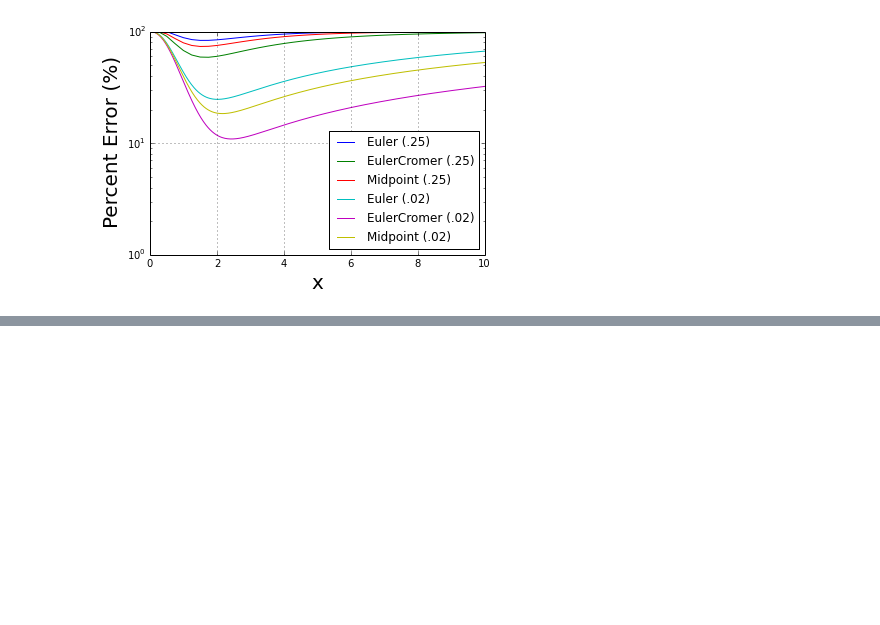
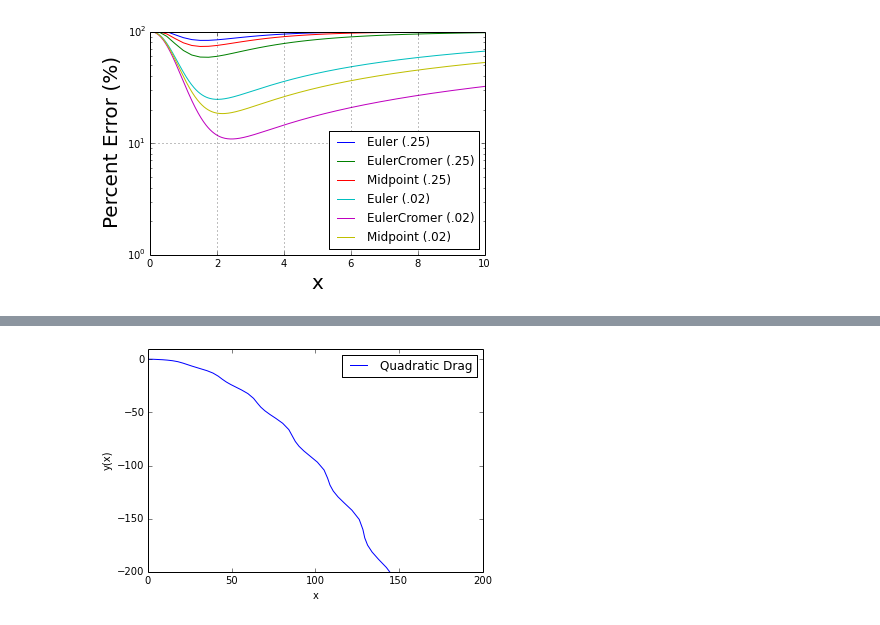
Before and after one commit to lhorowit/PHYS202-S14, a Jupyter notebook: SciPy/ODEExercises.ipynb, the cells around one changed output, grey strips where cells are left out. Cells and saved outputs as stored; diff of their text form; code cells hidden in the pictures; blank space fills up the shorter version.

```diff
--- a/SciPy/ODEExercises.ipynb
+++ b/SciPy/ODEExercises.ipynb
@@ -380,0 +417,41 @@ plt.show()
+# %%
+def Proj_deriv(y,t):
+    ay = -9.81 #g in m/s^2
+    v0 = y[0]
+    th0 = y[1]
+    vx0 = v0 * np.cos(th0)
+    vy0 = v0 * np.sin(th0)
+    x0 = 0.
+    y0 = 0.
+    c = 5.06e-3
+    vterm = 44
+
+
+    dvxdt = (ay*vx0/vterm**2) * np.sqrt(vy0**2 + vx0**2)
+    dvydt = ay * (1 + (vy0/vterm**2) * np.sqrt(vy0**2 + vx0**2))
+
+    return np.array([ dvxdt, dvydt ])
+
+#200 s span
+t = np.arange(0.,200.+0.1,0.1)
+
+#initial conditions
+v0 = 30
+th0 = 50*np.pi/180
+init = np.array([v0, th0])
+
+#pass the function deriv to the solver with initial values and integration variable
+result = odeint(Proj_deriv, init ,t)
+
+vx = result[:,0]
+vy = result[:,1]
+x = vx * t
+y = vy * t
+plt.plot(x,y,label="Quadratic Drag")
+plt.xlabel("x")
+plt.ylabel("y(x)")
+plt.legend()
+plt.axis([0, 200, -200, 10])
+plt.show()
+# %% [output]
+[figure, added]
```
Also changed, not shown: parts of 4 cells of this notebook, 2 other files.
